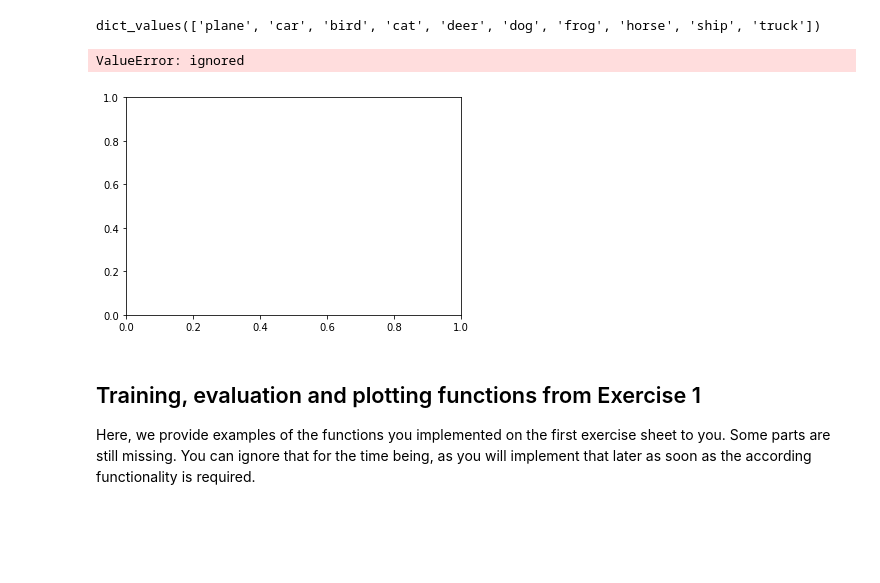
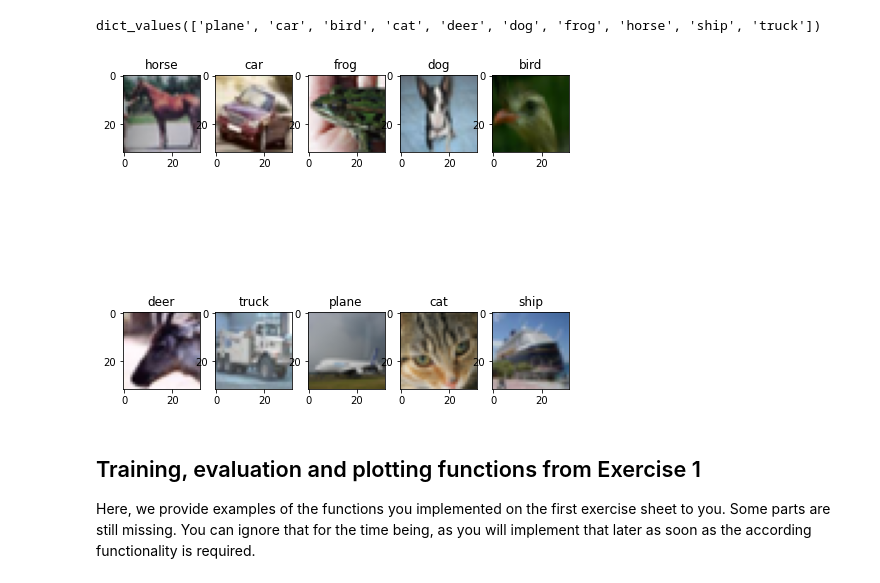
Before and after one commit to Smitpatel37/Deep-Learning-Assignments, a Jupyter notebook: Ex-2/Ex2_2022.ipynb, the cells around one changed output. Cells and saved outputs as stored; diff of their text form; code cells hidden in the pictures; blank space fills up the shorter version.

Commit message:
development of imshow function to show one denormalized random picture per class

```diff
--- a/Ex-2/Ex2_2022.ipynb
+++ b/Ex-2/Ex2_2022.ipynb
@@ -231,19 +232,37 @@ def imshow(img, mean, std):
     ## YOUR CODE HERE ##
     ####################
     # Define function to plot
+    # fix, axs = plt.subplots(ncols=len(imgs), squeeze=False)
+    fig= plt.figure(figsize=(8, 8))
 
-    return plt.plot(img)
+    dict_labels = {}
+    labels_array = label.detach().numpy()
+    count = -1
+    while len(dict_labels)<len(np.unique(labels_array)):
+      count = count +1
+      current_label = labels_array[count]
+
+      if current_label in dict_labels:
+        continue
+      current_image = img[count]
+      tensor = current_image.detach().clone()
+      for i, m, s in zip(tensor, mean, std):
+          i.mul_(s).add_(m)
+
+      dict_labels[current_label] = True
+      fig.add_subplot(2,5,len(dict_labels))
+      plt.imshow(  tensor.permute(1, 2, 0)  )
+      plt.title(classes[current_label])
 # %%
 ####################
 ## YOUR CODE HERE ##
 ####################
 # Create actual plot and print the class names
-for i in range(16):
+for i in range(1):
   imgs, label = next(iter(train_set))
-  imshow(imgs[0], dmean, dstd)
+  imshow(imgs, dmean, dstd)
 # %% [output]
-ValueError: ignored
-[figure, old version]
+[figure, new version]
 # %% [markdown]
 ## Training, evaluation and plotting functions from Exercise 1
 
```
Also changed, not shown: parts of 2 cells of this notebook.
